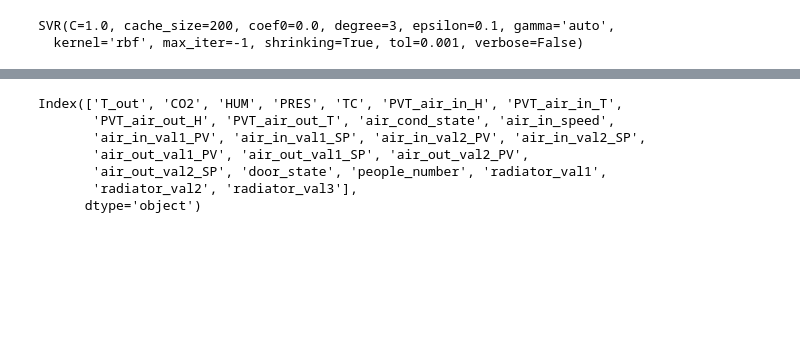
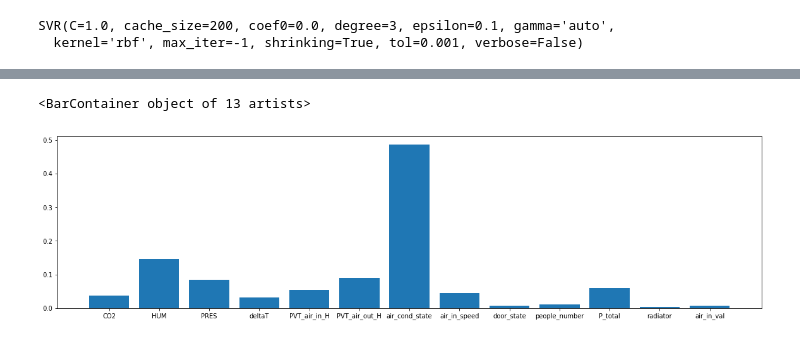
Before and after one commit to 5mad/microclimate, a Jupyter notebook: ml_with_time_shift.ipynb, the cells around one changed output, grey strips where cells are left out. Drawn from its saved outputs; the diff is of its cells as text; code cells hidden in the pictures; blank space fills up the shorter version.

```diff
--- a/ml_with_time_shift.ipynb
+++ b/ml_with_time_shift.ipynb
@@ -187,7 +173,7 @@ from SALib.sample import morris as morris_sampler
 bounds = np.hstack((np.array(x_train.min()).reshape(-1,1),np.array(x_train.max()).reshape(-1,1)))
 # %%
 problem = {
-    'num_vars': 23,
+    'num_vars': 13,
     #'names': features_cols,
     'bounds': bounds,
     'groups': None
@@ -284,10 +191,0 @@ datasheet
-# %%
-weather_data.columns
-# %% [output]
-Index(['T_out', 'CO2', 'HUM', 'PRES', 'TC', 'PVT_air_in_H', 'PVT_air_in_T',
-       'PVT_air_out_H', 'PVT_air_out_T', 'air_cond_state', 'air_in_speed',
-       'air_in_val1_PV', 'air_in_val1_SP', 'air_in_val2_PV', 'air_in_val2_SP',
-       'air_out_val1_PV', 'air_out_val1_SP', 'air_out_val2_PV',
-       'air_out_val2_SP', 'door_state', 'people_number', 'radiator_val1',
-       'radiator_val2', 'radiator_val3'],
-      dtype='object')
@@ -295,0 +192,6 @@ weather_data.to_csv('dataset.csv')
+# %%
+plt.figure(figsize=(20,5))
+plt.bar(x_t.columns.values, sobol_1['ST'])
+# %% [output]
+<BarContainer object of 13 artists>
+[figure, added]
```
Also changed, not shown: parts of 58 cells of this notebook.
